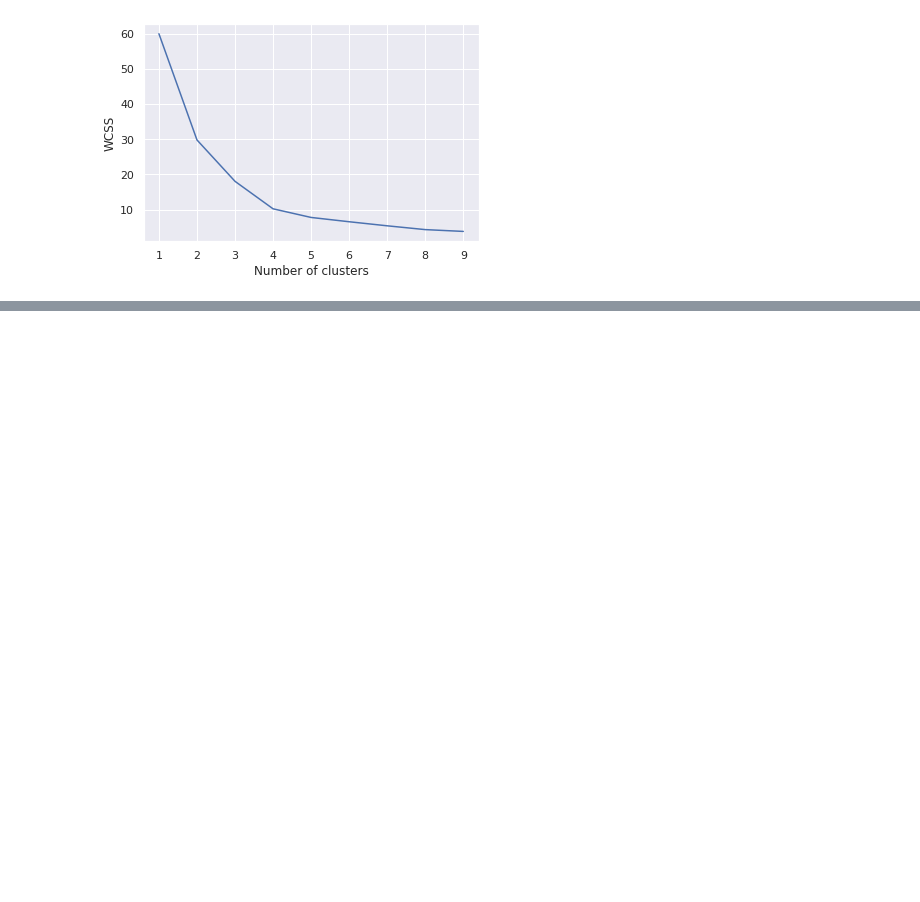
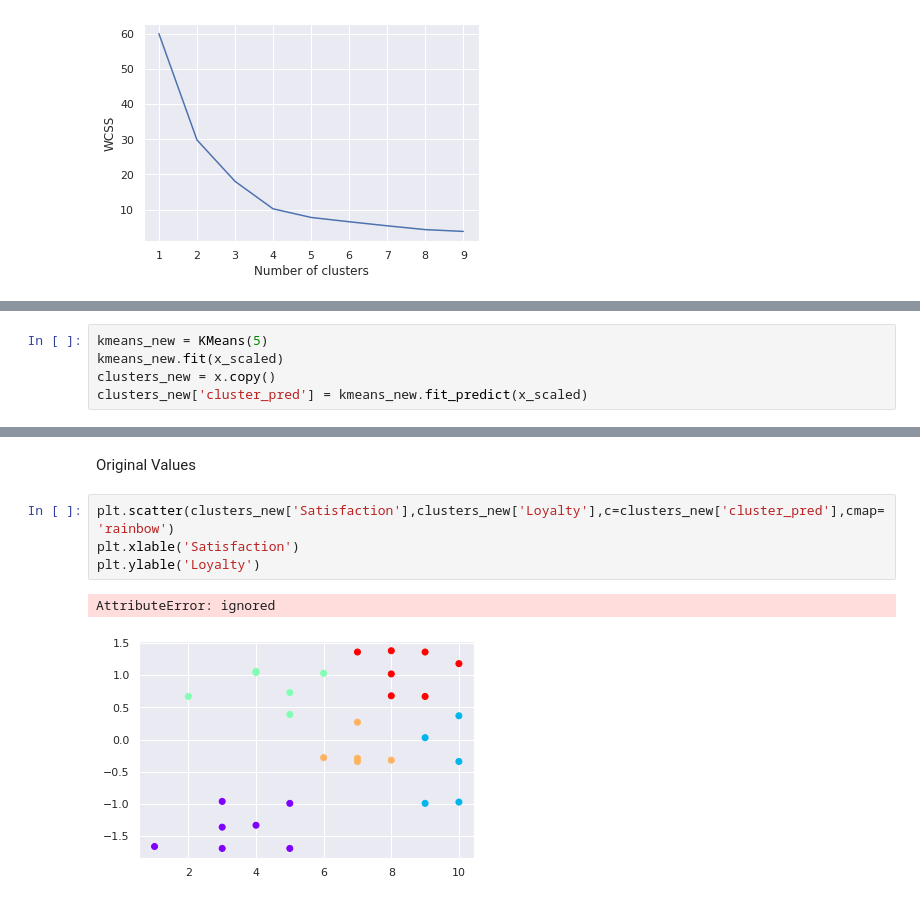
Before and after one commit to pannhapat/udemy_datascience, a Jupyter notebook: Market_Segmentation_with_Cluster_Analysis.ipynb, the cells around one changed output, grey strips where cells are left out. Saved outputs shown, nothing was run; the diff lists cells and outputs as text; blank space fills up the shorter version.

```diff
--- a/Market_Segmentation_with_Cluster_Analysis.ipynb
+++ b/Market_Segmentation_with_Cluster_Analysis.ipynb
@@ -133,0 +136,5 @@ Text(0, 0.5, 'WCSS')
+# %%
+kmeans_new = KMeans(5)
+kmeans_new.fit(x_scaled)
+clusters_new = x.copy()
+clusters_new['cluster_pred'] = kmeans_new.fit_predict(x_scaled)
@@ -133,0 +161,9 @@ Text(0, 0.5, 'WCSS')
+# %% [markdown]
+Original Values
+# %%
+plt.scatter(clusters_new['Satisfaction'],clusters_new['Loyalty'],c=clusters_new['cluster_pred'],cmap='rainbow')
+plt.xlable('Satisfaction')
+plt.ylable('Loyalty')
+# %% [output]
+AttributeError: ignored
+[figure, added]
```
Also changed, not shown: parts of 2 cells of this notebook.
